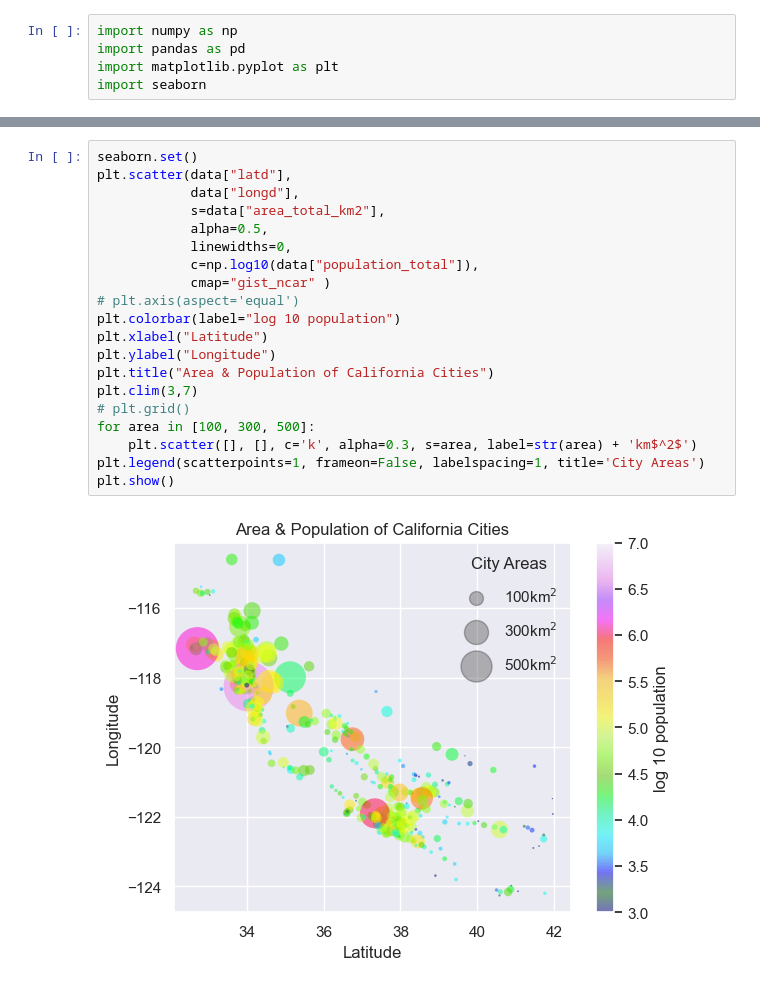
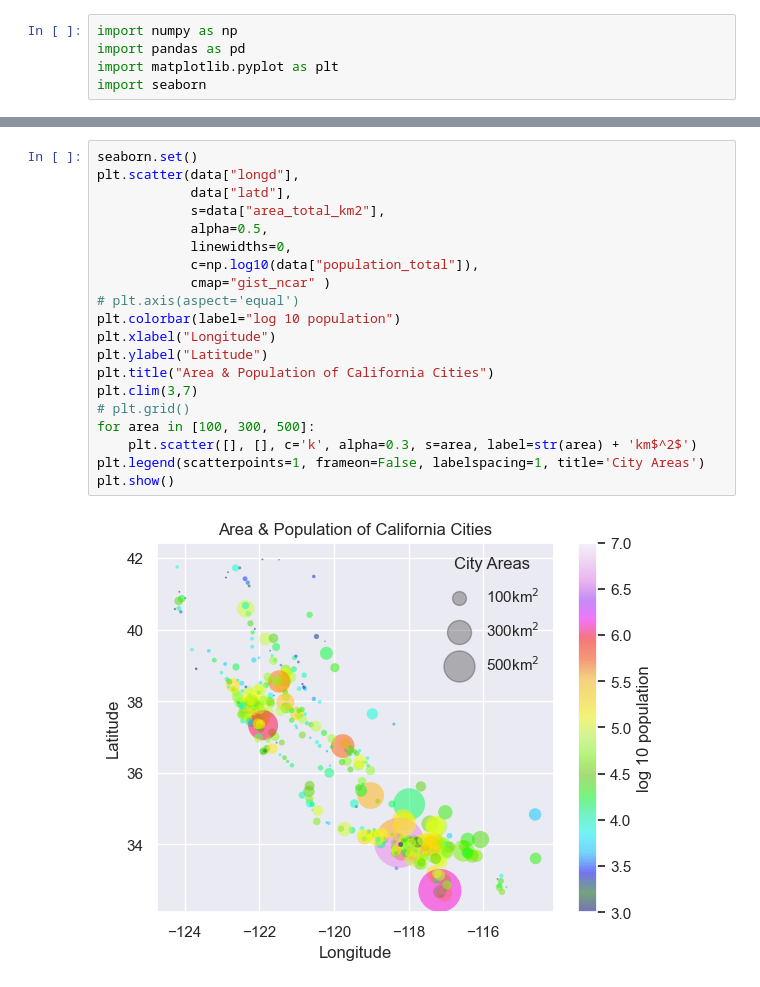
Before and after one commit to akheradmand/MachineLearning, a Jupyter notebook: 38/38-4.ipynb, the cells around one changed output, grey strips where cells are left out. Saved outputs shown, nothing was run; the diff lists cells and outputs as text.

```diff
--- a/38/38-4.ipynb
+++ b/38/38-4.ipynb
@@ -15,23 +15,23 @@ data.head()
 | 4 | 4 | Alhambra | 34.081944 | -118.135000 | 150.0 | 492.0 | 83089 | 7.632 | ... |
 # %%
 seaborn.set()
-plt.scatter(data["latd"],
-            data["longd"],
+plt.scatter(data["longd"],
+            data["latd"],
             s=data["area_total_km2"],
             alpha=0.5,
             linewidths=0,
             c=np.log10(data["population_total"]),
             cmap="gist_ncar" )
 # plt.axis(aspect='equal')
 plt.colorbar(label="log 10 population")
-plt.xlabel("Latitude")
-plt.ylabel("Longitude")
+plt.xlabel("Longitude")
+plt.ylabel("Latitude")
 plt.title("Area & Population of California Cities")
 plt.clim(3,7)
 # plt.grid()
 for area in [100, 300, 500]:
     plt.scatter([], [], c='k', alpha=0.3, s=area, label=str(area) + 'km$^2$')
 plt.legend(scatterpoints=1, frameon=False, labelspacing=1, title='City Areas')
 plt.show()
 # %% [output]
-[figure, old version]
+[figure, new version]
```
Also changed, not shown: 1 other file.
